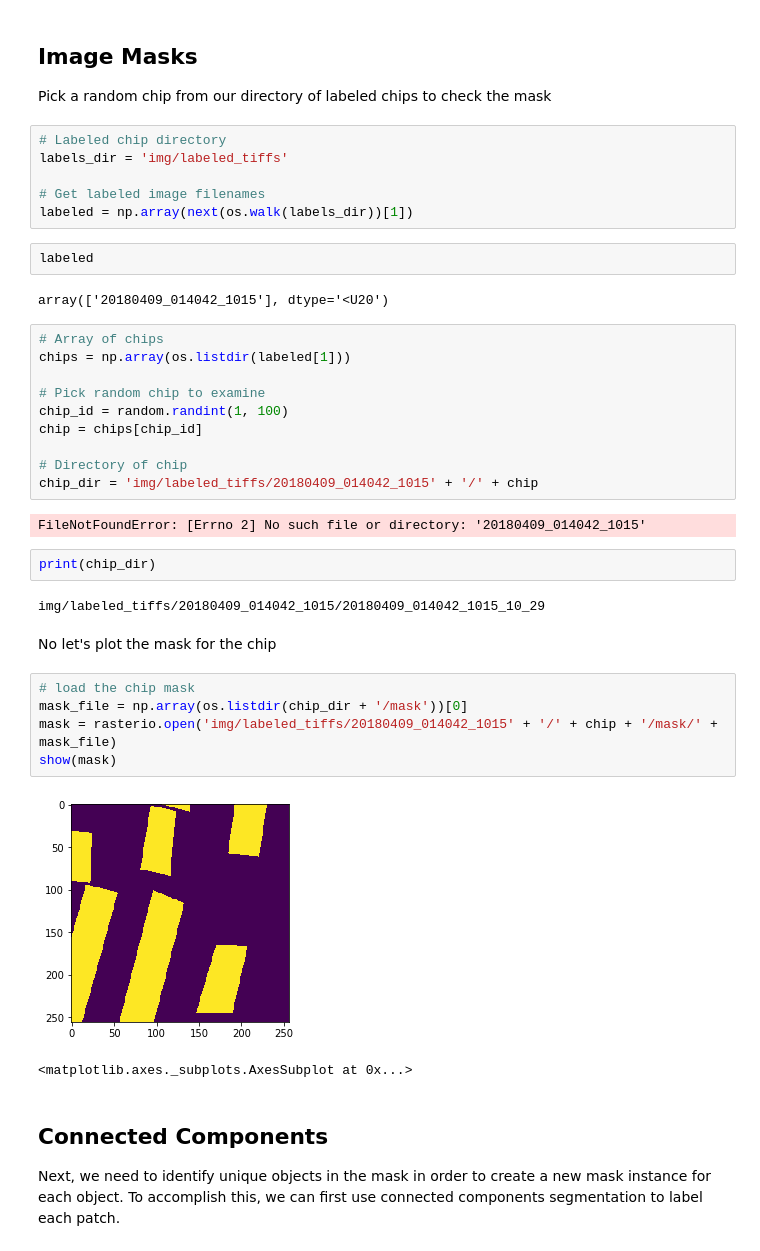
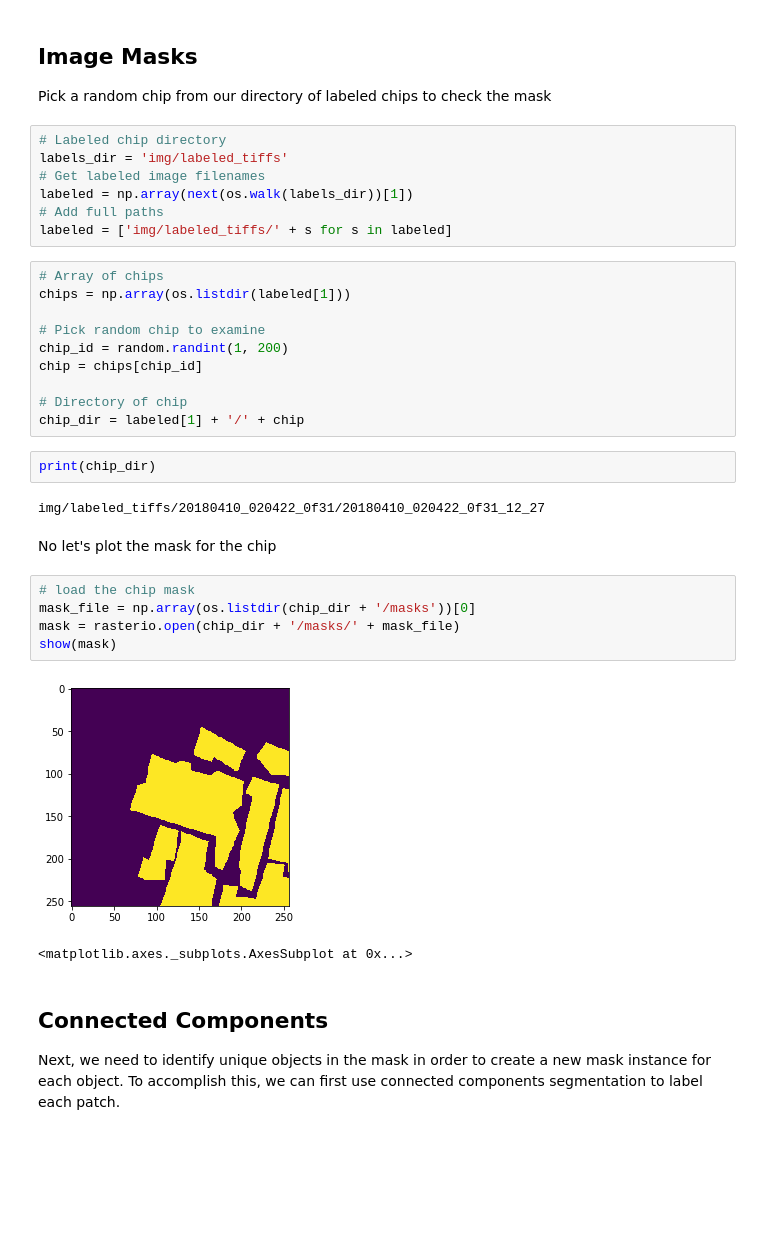
Before and after one commit to tclavelle/aqua_python, a Jupyter notebook: create_mask_instances.ipynb, the cells around one changed output. Cells and saved outputs as stored; diff of their text form; blank space fills up the shorter version.

Commit message:
updates to chipping masks and mask instances

```diff
--- a/create_mask_instances.ipynb
+++ b/create_mask_instances.ipynb
@@ -24,38 +24,33 @@ Pick a random chip from our directory of labeled chips to check the mask
 # %%
 # Labeled chip directory
 labels_dir = 'img/labeled_tiffs'
-
 # Get labeled image filenames
 labeled = np.array(next(os.walk(labels_dir))[1])
+# Add full paths
+labeled = ['img/labeled_tiffs/' + s for s in labeled]
-# %%
-labeled
-# %% [output]
-array(['20180409_014042_1015'], dtype='<U20')
 # %%
 # Array of chips
 chips = np.array(os.listdir(labeled[1]))
 
 # Pick random chip to examine
-chip_id = random.randint(1, 100)
+chip_id = random.randint(1, 200)
 chip = chips[chip_id]
 
 # Directory of chip
-chip_dir = 'img/labeled_tiffs/20180409_014042_1015' + '/' + chip
+chip_dir = labeled[1] + '/' + chip
-# %% [output]
-FileNotFoundError: [Errno 2] No such file or directory: '20180409_014042_1015'
 # %%
 print(chip_dir)
 # %% [output]
-img/labeled_tiffs/20180409_014042_1015/20180409_014042_1015_10_29
+img/labeled_tiffs/20180410_020422_0f31/20180410_020422_0f31_12_27
 # %% [markdown]
 No let's plot the mask for the chip
 # %%
 # load the chip mask
-mask_file = np.array(os.listdir(chip_dir + '/mask'))[0]
-mask = rasterio.open('img/labeled_tiffs/20180409_014042_1015' + '/' + chip + '/mask/' + mask_file)
+mask_file = np.array(os.listdir(chip_dir + '/masks'))[0]
+mask = rasterio.open(chip_dir + '/masks/' + mask_file)
 show(mask)
 # %% [output]
-[figure, old version]
+[figure, new version]
 <matplotlib.axes._subplots.AxesSubplot at 0x...>
 # %% [markdown]
 ## Connected Components
```
Also changed, not shown: parts of 2 cells of this notebook, 1 other file.
